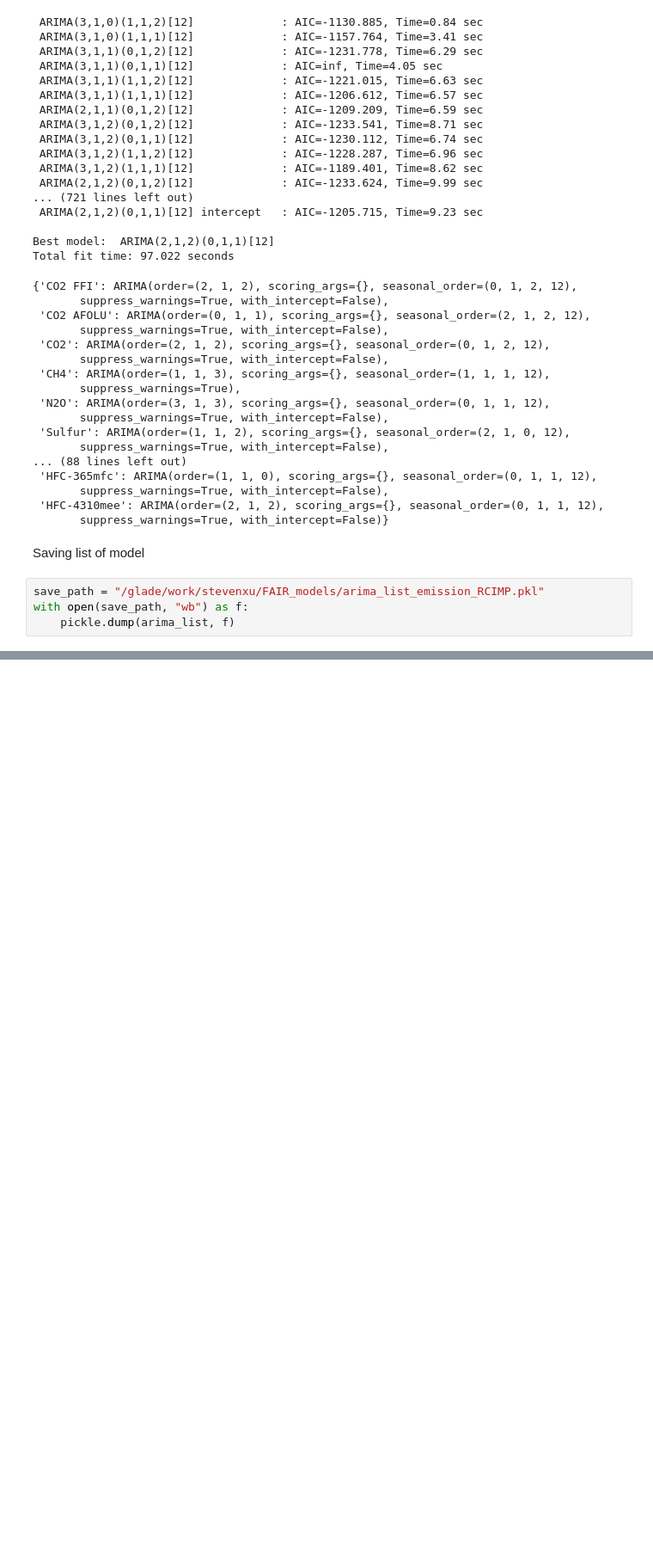
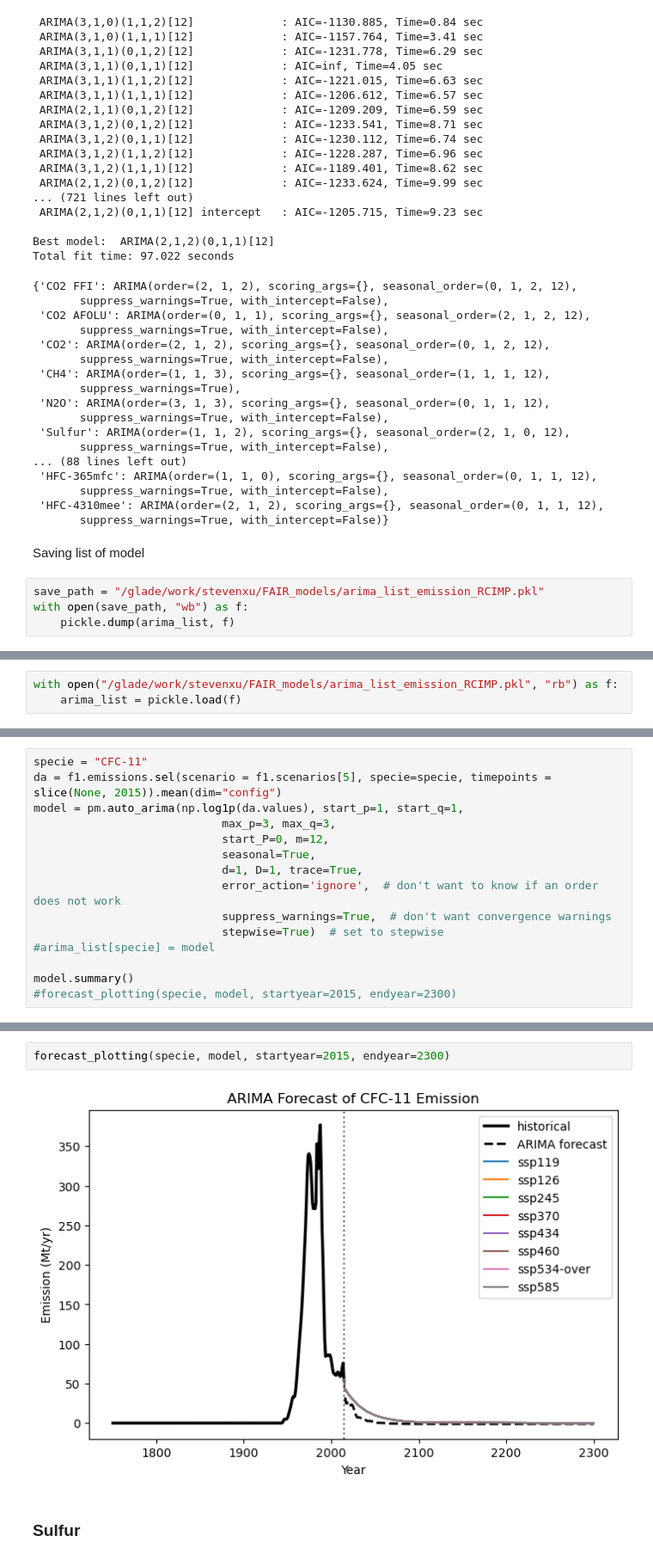
Before and after one commit to xuxingcheng/FAIR-emission-climate-model, a Jupyter notebook: ARIMA/ARIMA_Fitting.ipynb, the cells around one changed output, grey strips where cells are left out. Shown at 86% size. Drawn from its saved outputs; the diff is of its cells as text; blank space fills up the shorter version.

```diff
--- a/ARIMA/ARIMA_Fitting.ipynb
+++ b/ARIMA/ARIMA_Fitting.ipynb
@@ -306,0 +462,3 @@ with open(save_path, "wb") as f:
+# %%
+with open("/glade/work/stevenxu/FAIR_models/arima_list_emission_RCIMP.pkl", "rb") as f:
+    arima_list = pickle.load(f)
@@ -306,0 +512,15 @@ with open(save_path, "wb") as f:
+# %%
+specie = "CFC-11"
+da = f1.emissions.sel(scenario = f1.scenarios[5], specie=specie, timepoints = slice(None, 2015)).mean(dim="config")
+model = pm.auto_arima(np.log1p(da.values), start_p=1, start_q=1,
+							max_p=3, max_q=3,
+							start_P=0, m=12,
+                            seasonal=True,
+							d=1, D=1, trace=True,
+							error_action='ignore',  # don't want to know if an order does not work
+							suppress_warnings=True,  # don't want convergence warnings
+							stepwise=True)  # set to stepwise
+#arima_list[specie] = model
+
+model.summary()
+#forecast_plotting(specie, model, startyear=2015, endyear=2300)
@@ -306,0 +568,6 @@ with open(save_path, "wb") as f:
+# %%
+forecast_plotting(specie, model, startyear=2015, endyear=2300)
+# %% [output]
+[figure, added]
+# %% [markdown]
+### Sulfur
```
Also changed, not shown: parts of 20 cells of this notebook, 3 other files.
